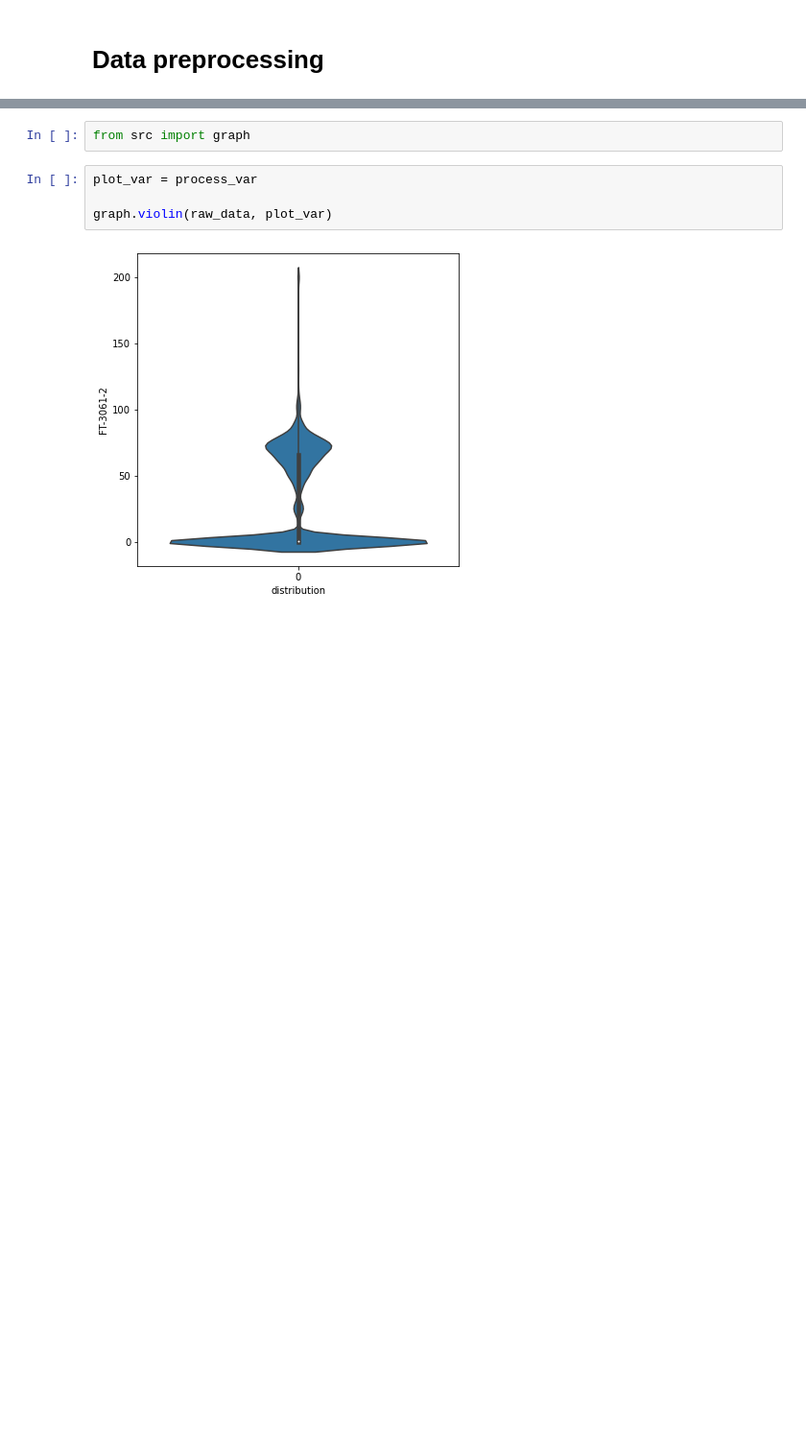
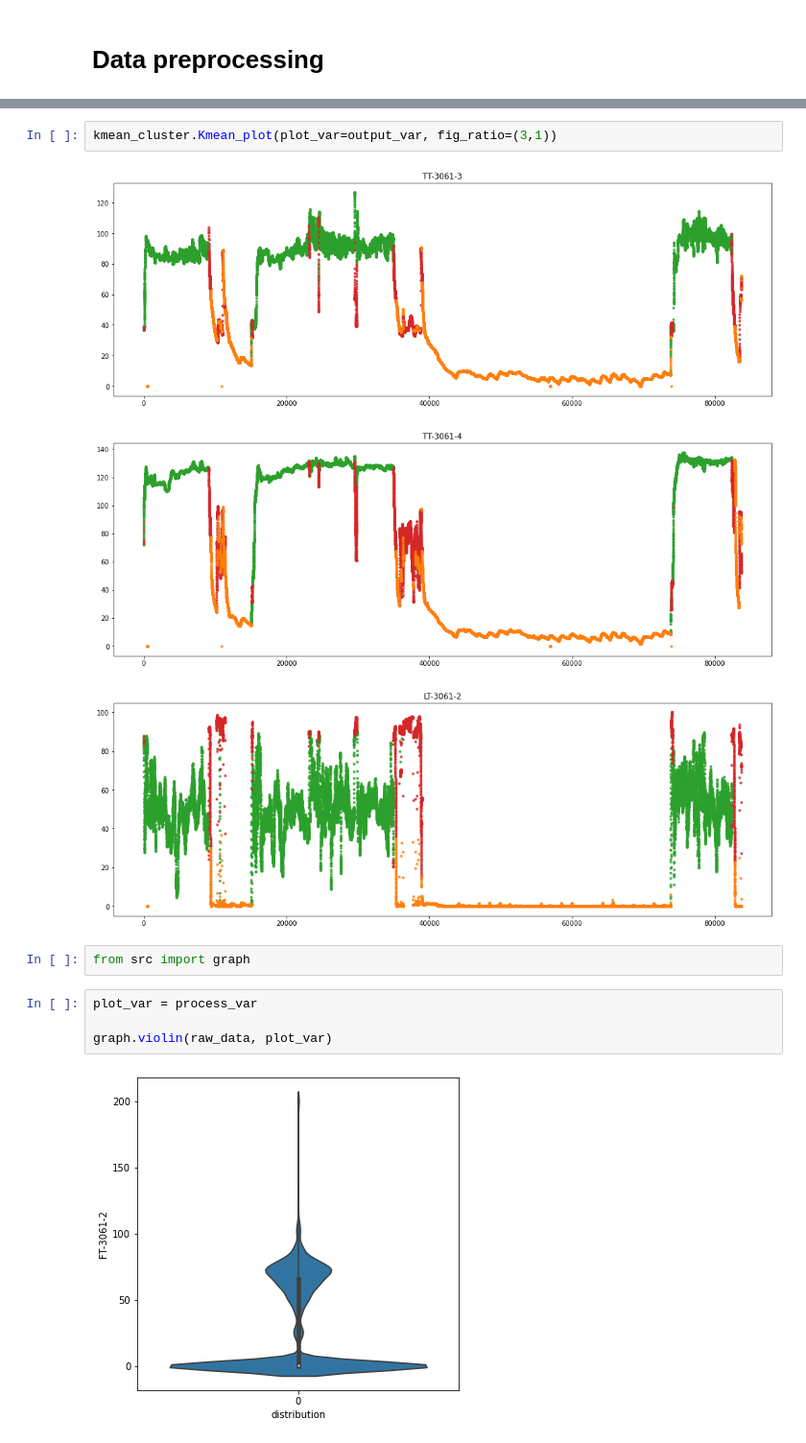
Before and after one commit to pseokyoung/22_Dual_Attention, a Jupyter notebook: main.ipynb, the cells around one changed output, grey strips where cells are left out. Shown: that part at 96% size. Drawn from its saved outputs; the diff is of its cells as text; blank space fills up the shorter version.

```diff
--- a/main.ipynb
+++ b/main.ipynb
@@ -67,3 +79,9 @@ for i in range(1,10):
+# %%
+kmean_cluster.Kmean_plot(plot_var=output_var, fig_ratio=(3,1))
+# %% [output]
+[figure, added]
+[figure, added]
+[figure, added]
 # %%
 from src import graph
 # %%
```
Also changed, not shown: parts of 5 cells of this notebook.
